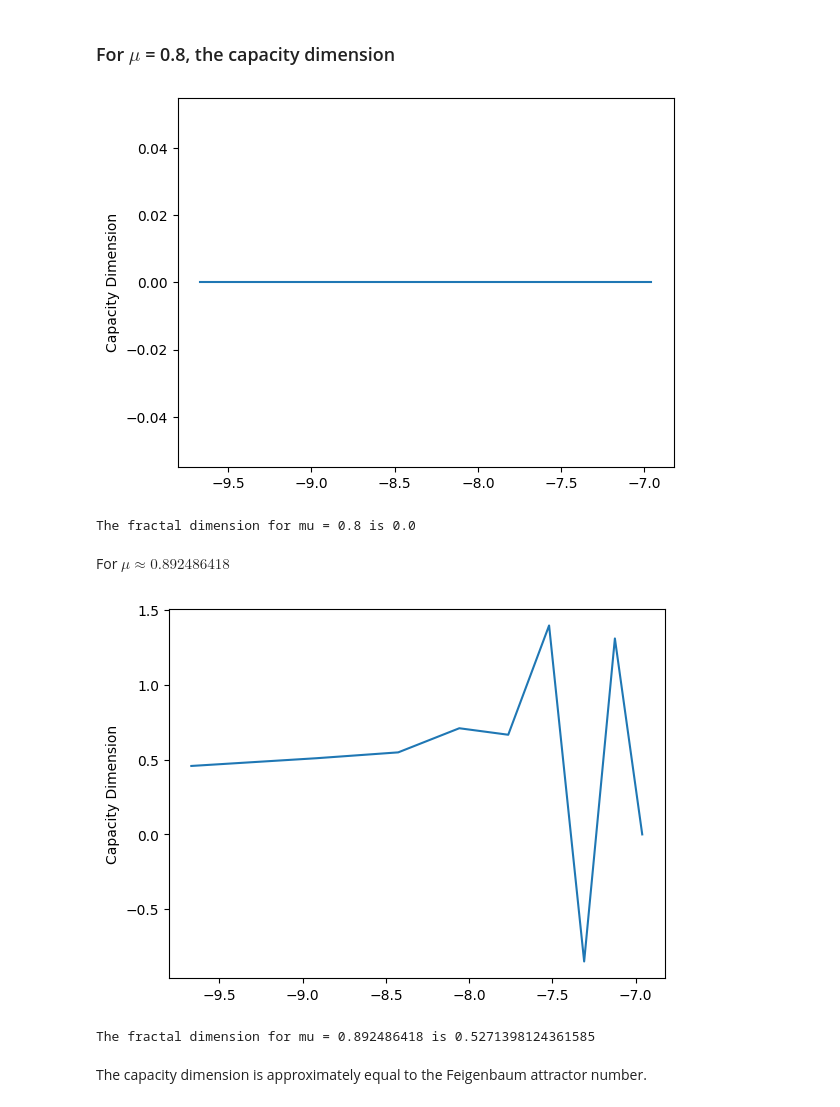
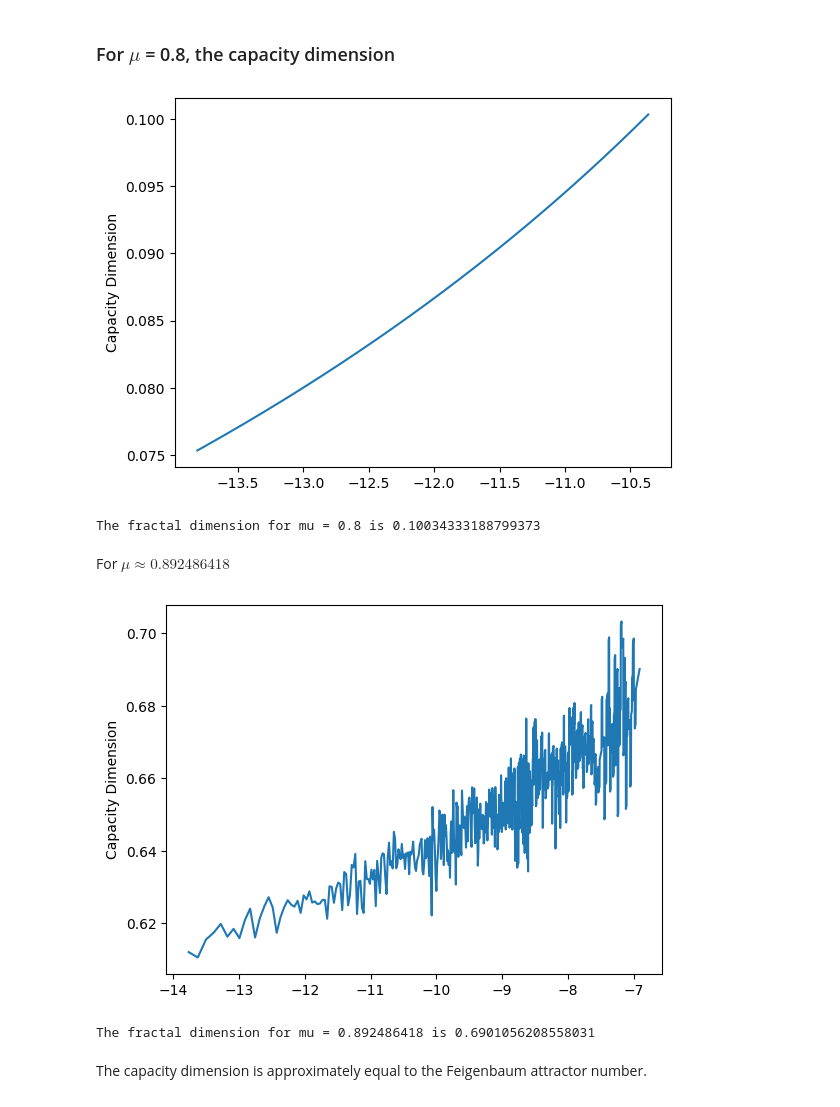
Before and after one commit to htsod/statistical_mechanics_models, a Jupyter notebook: fractal_dimensions/main.ipynb, the cells around one changed output. Cells and saved outputs as stored; diff of their text form; code cells hidden in the pictures.

Commit message:
re-work fractal dimension and improve invariant_measure presentation

```diff
--- a/fractal_dimensions/main.ipynb
+++ b/fractal_dimensions/main.ipynb
@@ -30,7 +30,7 @@ def main(mu, epsilon_list):
     x_list = [x]
     for n in range(N_tot):
         x = LogisticMapping(x, mu)
-        x_list.append(LogisticMapping(x, mu))
+        x_list.append(x)
 
 
     count_list = []
@@ -55,0 +59,10 @@ plt.show()
+# %%
+mu = 0.8
+e_list = np.linspace(1, 0.001, 100)
+count_list, bins_list = main(mu, e_list)
+e_val = -5
+plt.stairs(count_list[e_val], bins_list[e_val])
+plt.xlabel("x")
+plt.ylabel("Density")
+plt.title(f"Bin size = {round(e_list[e_val], 3)}, $\mu$ = 1")
+plt.show()
@@ -66,30 +106,16 @@ It is very similar to a volume density relation except that we generalize the ex
 # %%
-def D_capacity(N_e, e_list):
-    """
-    The capacity dimension
-    """
-    d_cap = []
-    x_axis = []
-    for i in range(len(N_e)-1):
-        d_cap.append(-(np.log(N_e[i+1]) - np.log(N_e[i])) / (np.log(e_list[i+1]) - np.log(e_list[i])))
-        x_axis.append((np.log(e_list[i+1]) + np.log(e_list[i])/2))
-    return d_cap, x_axis
-
-
 mu = 0.9
-e_list = np.linspace(0.001, 1, 10)
+e_list = np.linspace(0.01, 0.00001, 1000)
 
 count_list, bins_list = main(mu, e_list)
 
-N_e = []
-for l in count_list:
-    n = np.count_nonzero(np.array(l))
-    N_e.append(n)
+N_e = count_non_empty(count_list)
 
 d_cap_0, x_axis_0 = D_capacity(N_e, e_list)
 
 plt.plot(x_axis_0, d_cap_0)
 plt.ylabel("Capacity Dimension")
+plt.xlabel("Mid point")
 plt.show()
 print(f"The fractal dimension for mu = {mu} is {d_cap_0[0]}")
 # %% [output]
@@ -99,46 +125,40 @@ The fractal dimension for mu = 0.9 is 0.9145415811723574
 ### For $\mu$ = 0.8, the capacity dimension
 # %%
 mu = 0.8
-e_list = np.linspace(0.001, 0.01, 10)
+e_list = np.linspace(0.001, 0.0001, 1000)
 
 count_list, bins_list = main(mu, e_list)
 
-N_e = []
-for l in count_list:
-    n = np.count_nonzero(np.array(l))
-    N_e.append(n)
+N_e = count_non_empty(count_list)
 
 d_cap_1, x_axis_1 = D_capacity(N_e, e_list)
 
 plt.plot(x_axis_1, d_cap_1)
 plt.ylabel("Capacity Dimension")
 plt.show()
-print(f"The fractal dimension for mu = {mu} is {np.array(d_cap_1).mean()}")
+print(f"The fractal dimension for mu = {mu} is {d_cap_1[0]}")
 # %% [output]
-[figure, old version]
+[figure, new version]
-The fractal dimension for mu = 0.8 is 0.0
+The fractal dimension for mu = 0.8 is 0.10034333188799373
 # %% [markdown]
 For $\mu \approx 0.892486418$
 # %%
 mu = 0.892486418
-e_list = np.linspace(0.001, 0.01, 10)
+e_list = np.linspace(0.01, 0.0001, 1000)
 
 count_list, bins_list = main(mu, e_list)
 
-N_e = []
-for l in count_list:
-    n = np.count_nonzero(np.array(l))
-    N_e.append(n)
+N_e = count_non_empty(count_list)
 
 d_cap_2, x_axis_2 = D_capacity(N_e, e_list)
 
 plt.plot(x_axis_2, d_cap_2)
 plt.ylabel("Capacity Dimension")
 plt.show()
-print(f"The fractal dimension for mu = {mu} is {np.array(d_cap_2).mean()}")
+print(f"The fractal dimension for mu = {mu} is {np.array(d_cap_2[0])}")
 # %% [output]
-[figure, old version]
+[figure, new version]
-The fractal dimension for mu = 0.892486418 is 0.5271398124361585
+The fractal dimension for mu = 0.892486418 is 0.6901056208558031
 # %% [markdown]
 The capacity dimension is approximately equal to the Feigenbaum attractor number.
 # %%
```
Also changed, not shown: parts of 6 cells of this notebook, 4 other files.
